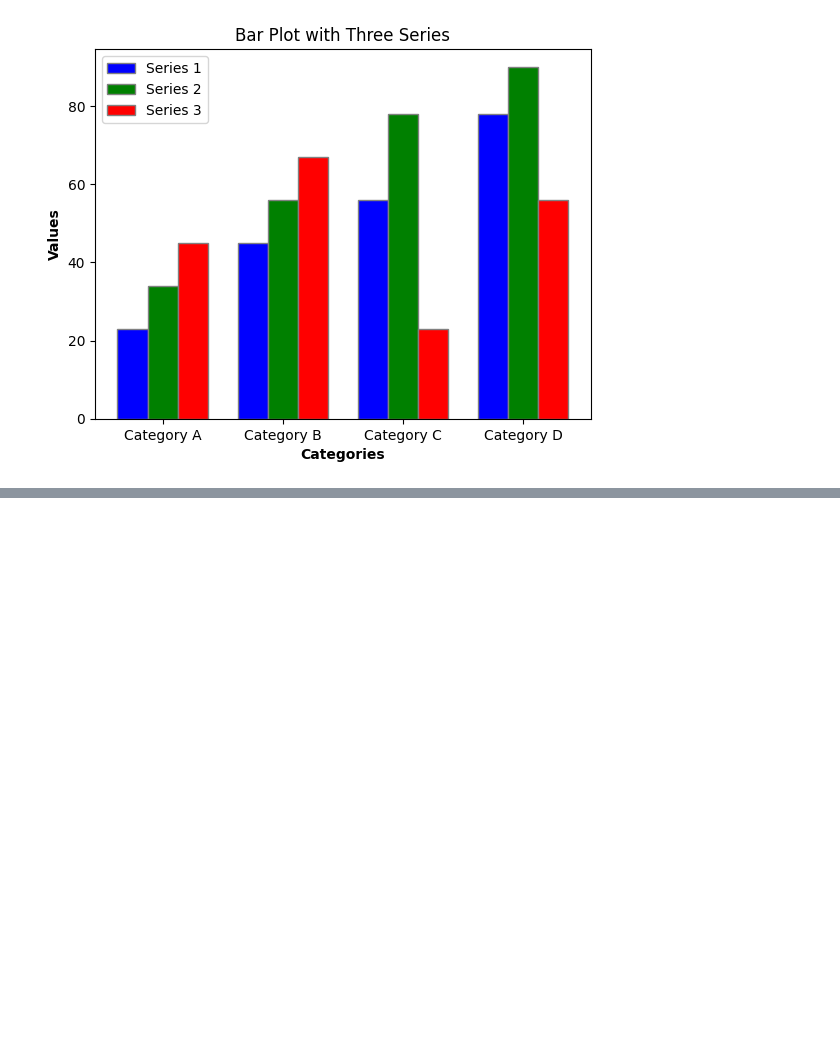
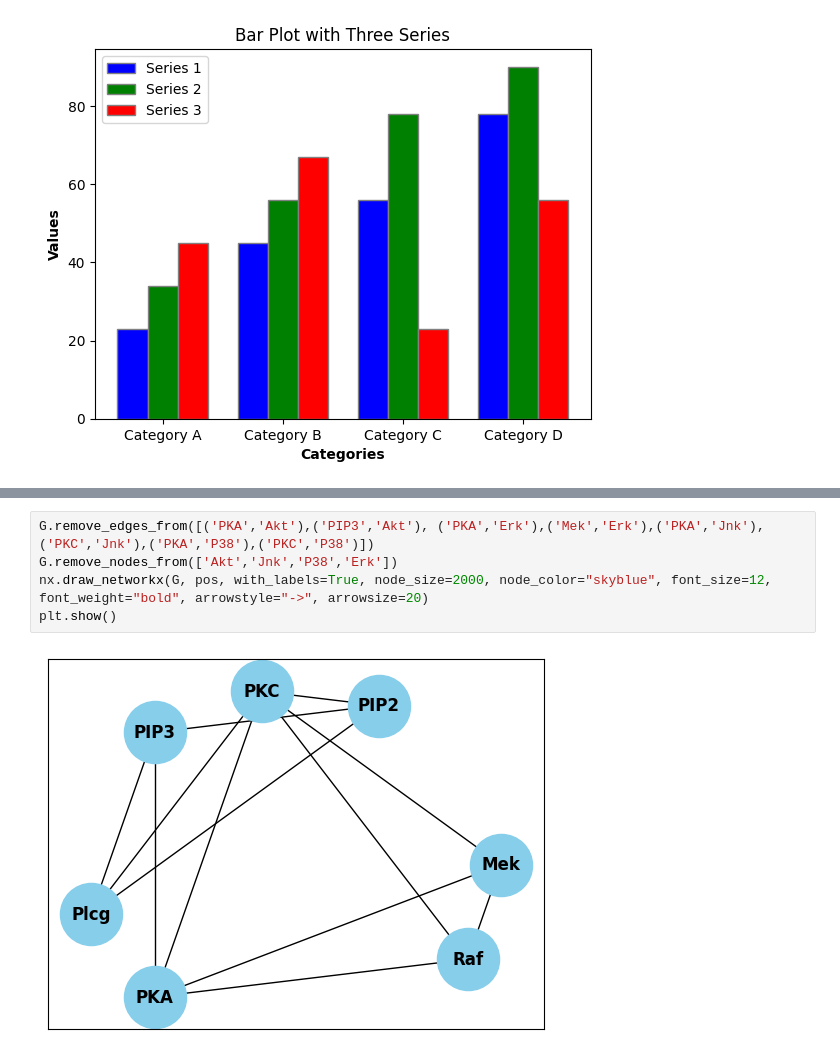
Before and after one commit to AblaZe42/MODCOM_PROJECT, a Jupyter notebook: tove.ipynb, the cells around one changed output, grey strips where cells are left out. Cells and saved outputs as stored; diff of their text form; blank space fills up the shorter version.

```diff
--- a/tove.ipynb
+++ b/tove.ipynb
@@ -500,0 +596,7 @@ plt.show()
+# %%
+G.remove_edges_from([('PKA','Akt'),('PIP3','Akt'), ('PKA','Erk'),('Mek','Erk'),('PKA','Jnk'),('PKC','Jnk'),('PKA','P38'),('PKC','P38')])
+G.remove_nodes_from(['Akt','Jnk','P38','Erk'])
+nx.draw_networkx(G, pos, with_labels=True, node_size=2000, node_color="skyblue", font_size=12, font_weight="bold", arrowstyle="->", arrowsize=20)
+plt.show()
+# %% [output]
+[figure, added]
```
Also changed, not shown: parts of 12 cells of this notebook, 1 other file.
